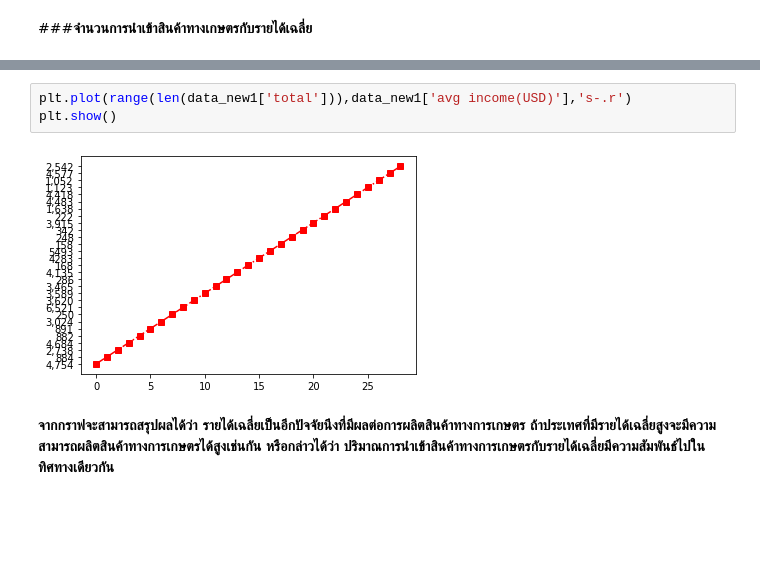
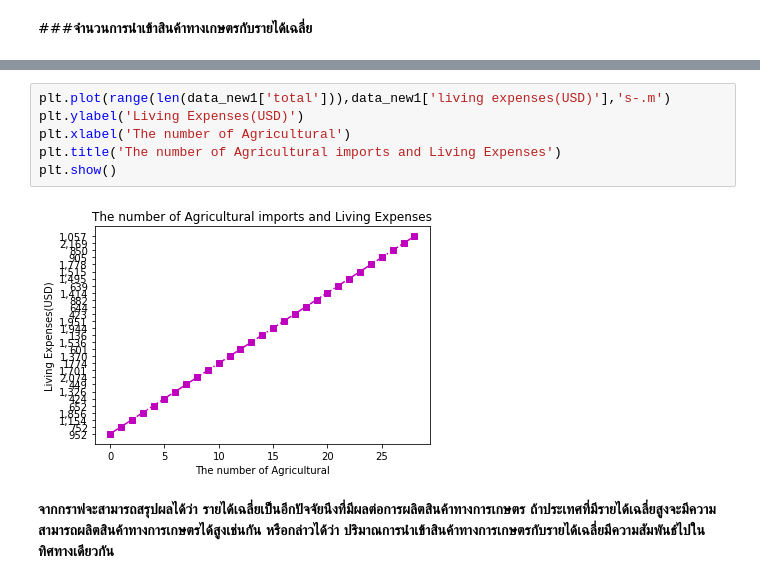
Before and after one commit to 623020514-5/DWDM21, a Jupyter notebook: Project.ipynb, the cells around one changed output, grey strips where cells are left out. Drawn from its saved outputs; the diff is of its cells as text; blank space fills up the shorter version.

```diff
--- a/Project.ipynb
+++ b/Project.ipynb
@@ -1300,8 +1315,11 @@ plt.show()
-# %%
-plt.plot(range(len(data_new1['total'])),data_new1['avg income(USD)'],'s-.r')
-plt.show()
-# %% [output]
-[figure, removed]
+# %%
+plt.plot(range(len(data_new1['total'])),data_new1['living expenses(USD)'],'s-.m')
+plt.ylabel('Living Expenses(USD)')
+plt.xlabel('The number of Agricultural')
+plt.title('The number of Agricultural imports and Living Expenses')
+plt.show()
+# %% [output]
+[figure, added]
 # %% [markdown]
 **จากกราฟจะสามารถสรุปผลได้ว่า รายได้เฉลี่ยเป็นอีกปัจจัยนึงที่มีผลต่อการผลิตสินค้าทางการเกษตร ถ้าประเทศที่มีรายได้เฉลี่ยสูงจะมีความสามารถผลิตสินค้าทางการเกษตรได้สูงเช่นกัน
 หรือกล่าวได้ว่า ปริมาณการนำเข้าสินค้าทางการเกษตรกับรายได้เฉลี่ยมีความสัมพันธ์ไปในทิศทางเดียวกัน**
```
Also changed, not shown: parts of 36 cells of this notebook.
